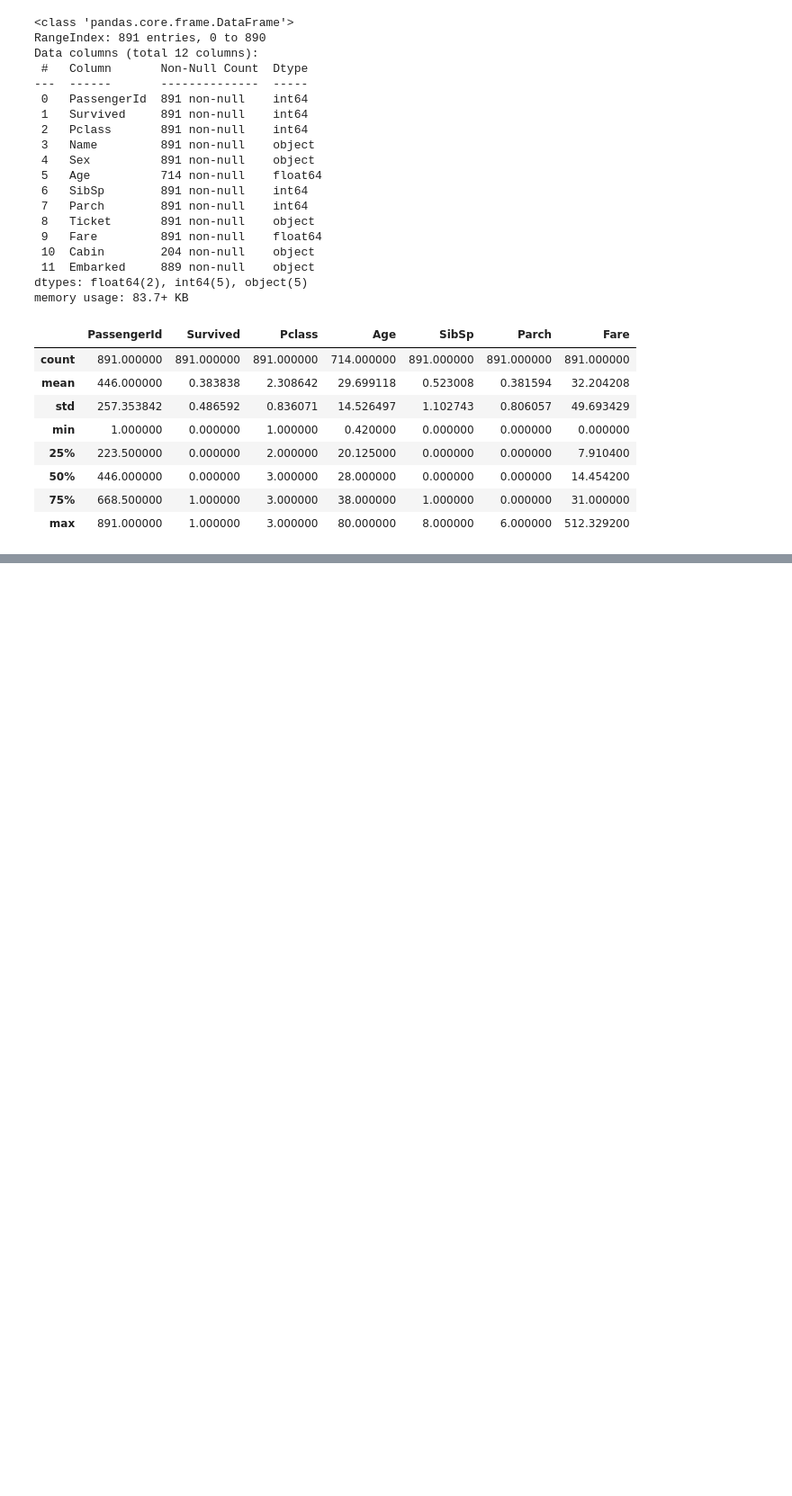
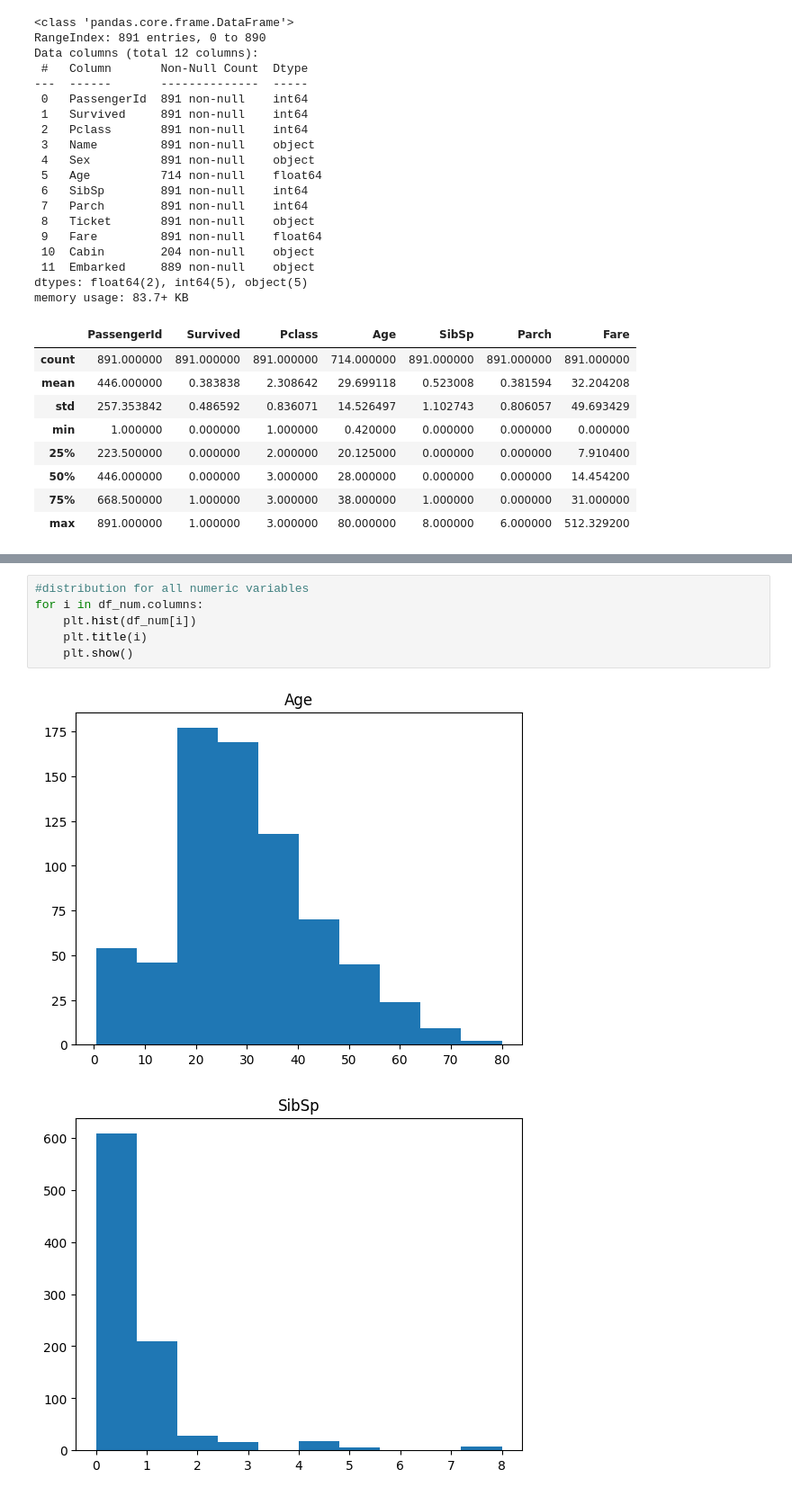
Before and after one commit to afrouzhakim/DS-Taitanic-Project, a Jupyter notebook: DS-Projects/Taitanic/taitanic.ipynb, the cells around one changed output, grey strips where cells are left out. Shown at 90% size. Drawn from its saved outputs; the diff is of its cells as text; blank space fills up the shorter version.

Commit message:
show distribution for all numeric data

```diff
--- a/DS-Projects/Taitanic/taitanic.ipynb
+++ b/DS-Projects/Taitanic/taitanic.ipynb
@@ -46,0 +62,9 @@ df_cat = training[['Survived', 'Pclass', 'Sex', 'Ticket', 'Cabin', 'Embarked']]
+# %%
+#distribution for all numeric variables
+for i in df_num.columns:
+    plt.hist(df_num[i])
+    plt.title(i)
+    plt.show()
+# %% [output]
+[figure, added]
+[figure, added]
```
Also changed, not shown: parts of 2 cells of this notebook.
